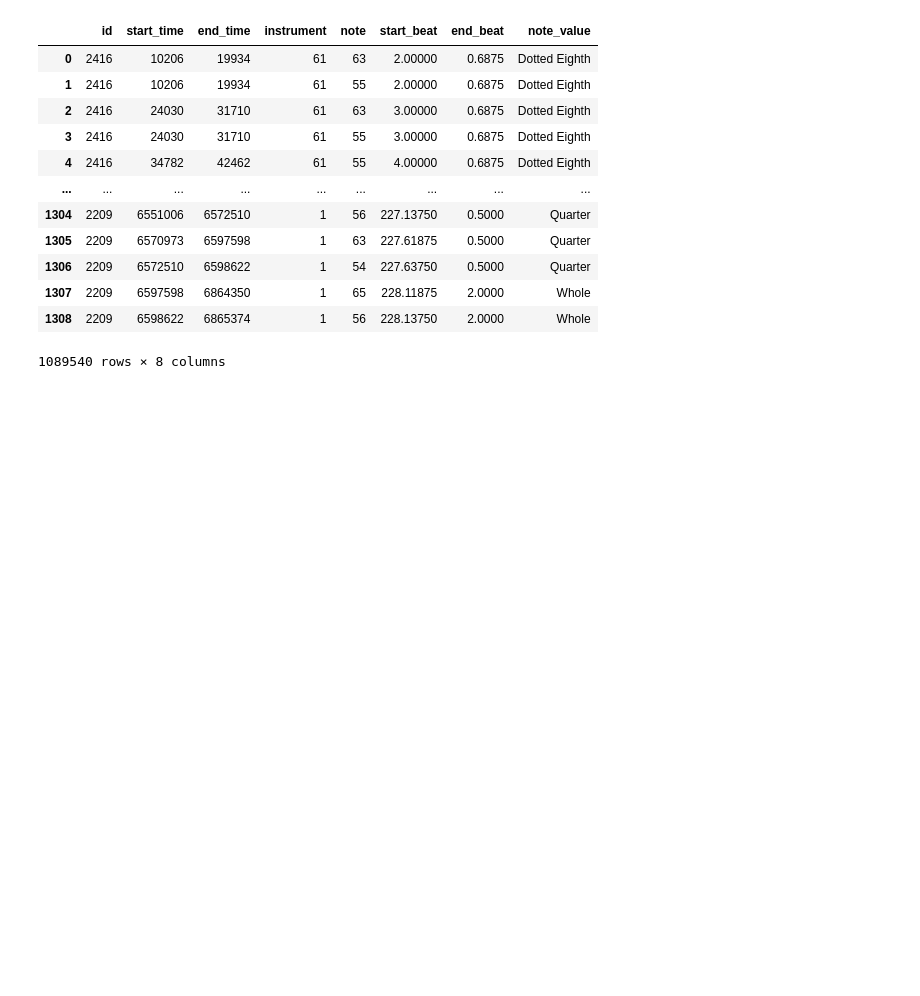
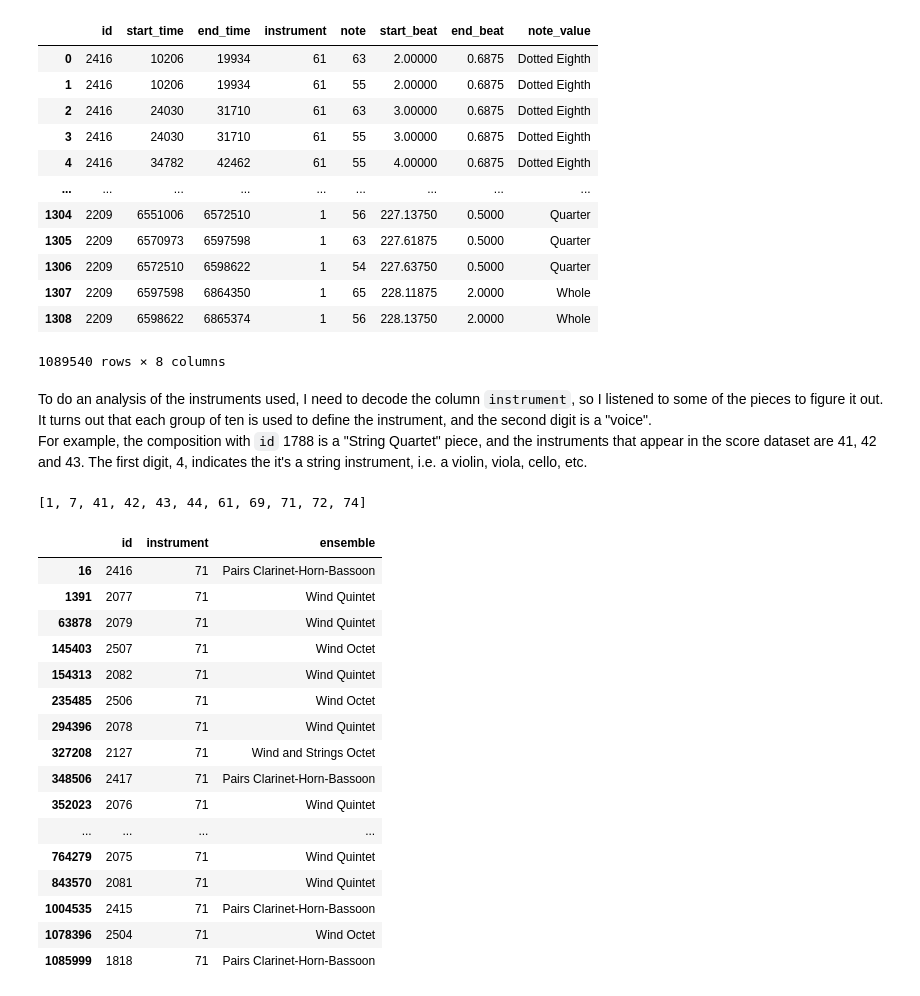
Before and after one commit to xsvxldx/classical_music, a Jupyter notebook: 01-data_import_and_preparation.ipynb, the cells around one changed output. Saved outputs shown, nothing was run; the diff lists cells and outputs as text; code cells hidden in the pictures; blank space fills up the shorter version.

Commit message:
Added some info on the instruments column

```diff
--- a/01-data_import_and_preparation.ipynb
+++ b/01-data_import_and_preparation.ipynb
@@ -428,3 +428,36 @@ df_scores
 # %%
 # It worked, so I'll just export it
 df_scores.to_csv('./data/processed/scores.csv', index=False)
+# %% [markdown]
+To do an analysis of the instruments used, I need to decode the column `instrument`, so I listened to some of the pieces to figure it out. It turns out that each group of ten is used to define the instrument, and the second digit is a "voice".
+For example, the composition with `id` 1788 is a "String Quartet" piece, and the instruments that appear in the score dataset are 41, 42 and 43. The first digit, 4, indicates the it's a string instrument, i.e. a violin, viola, cello, etc.
+# %%
+# List of instruments in the scores datasets
+sorted(df_scores['instrument'].unique())
+# %% [output]
+[1, 7, 41, 42, 43, 44, 61, 69, 71, 72, 74]
+# %%
+# I'll join the metadata and scores datasets temprarily to get every combination of the columns `instrument` and `ensemble`
+df = df_scores.merge(df_meta, how='inner', on='id')
+df = df[['id','instrument','ensemble']].drop_duplicates()
+# %%
+# I used this cell to check the different instruments, see what ensembles are them on, and listening to a couple of them based on de id
+df[df['instrument']==71]
+# %% [output]
+|  | id | instrument | ensemble |
+| 16 | 2416 | 71 | Pairs Clarinet-Horn-Bassoon |
+| 1391 | 2077 | 71 | Wind Quintet |
+| 63878 | 2079 | 71 | Wind Quintet |
+| 145403 | 2507 | 71 | Wind Octet |
+| 154313 | 2082 | 71 | Wind Quintet |
+| 235485 | 2506 | 71 | Wind Octet |
+| 294396 | 2078 | 71 | Wind Quintet |
+| 327208 | 2127 | 71 | Wind and Strings Octet |
+| 348506 | 2417 | 71 | Pairs Clarinet-Horn-Bassoon |
+| 352023 | 2076 | 71 | Wind Quintet |
+| ... | ... | ... | ... |
+| 764279 | 2075 | 71 | Wind Quintet |
+| 843570 | 2081 | 71 | Wind Quintet |
+| 1004535 | 2415 | 71 | Pairs Clarinet-Horn-Bassoon |
+| 1078396 | 2504 | 71 | Wind Octet |
+| 1085999 | 1818 | 71 | Pairs Clarinet-Horn-Bassoon |
```
Also changed, not shown: parts of 2 cells of this notebook.
